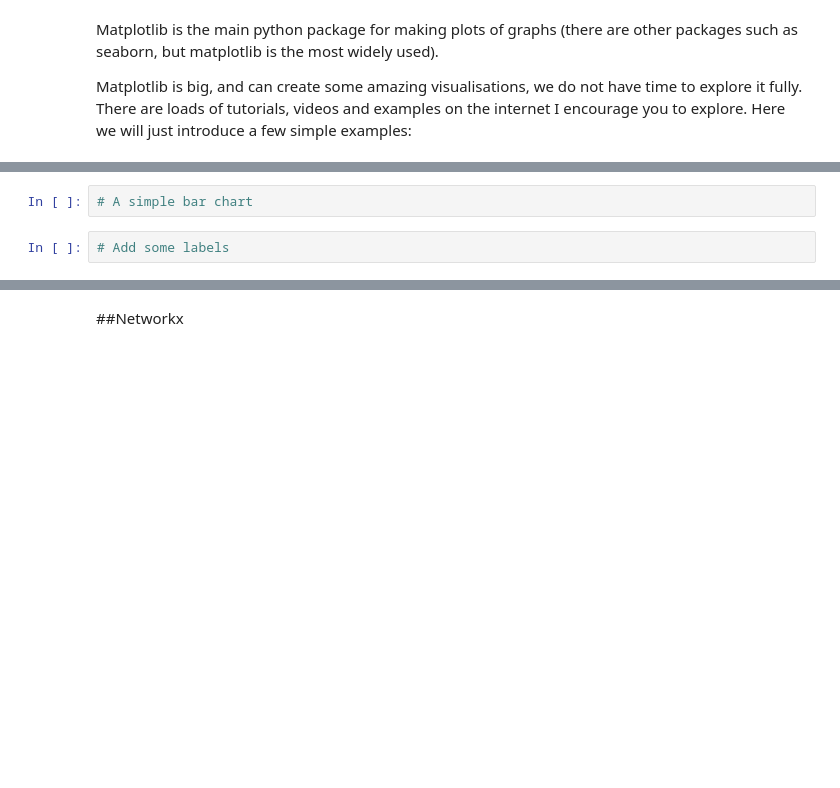
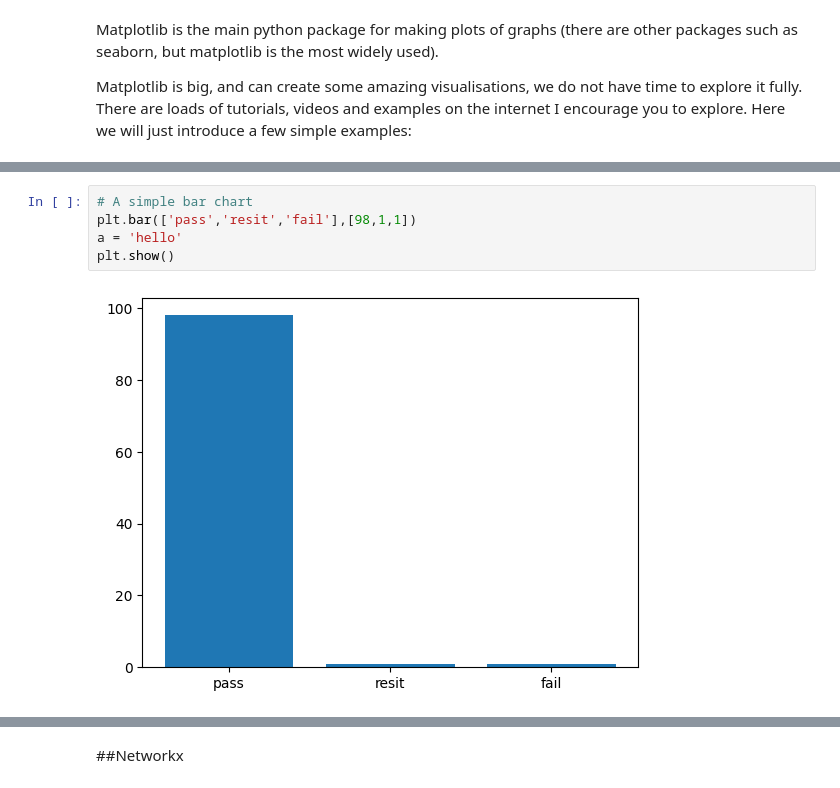
Before and after one commit to JasonPSmith/NTUMathsTeaching, a Jupyter notebook: IntroToDiscreteMaths/IDMA_Lectures_Partially_Filled.ipynb, the cells around one changed output, grey strips where cells are left out. Saved outputs shown, nothing was run; the diff lists cells and outputs as text; blank space fills up the shorter version.

```diff
--- a/IntroToDiscreteMaths/IDMA_Lectures_Partially_Filled.ipynb
+++ b/IntroToDiscreteMaths/IDMA_Lectures_Partially_Filled.ipynb
@@ -1576,4 +1790,7 @@ Matplotlib is big, and can create some amazing visualisations, we do not have ti
 # %%
 # A simple bar chart
+plt.bar(['pass','resit','fail'],[98,1,1])
+a = 'hello'
+plt.show()
+# %% [output]
+[figure, added]
-# %%
-# Add some labels
```
Also changed, not shown: parts of 39 cells of this notebook.
